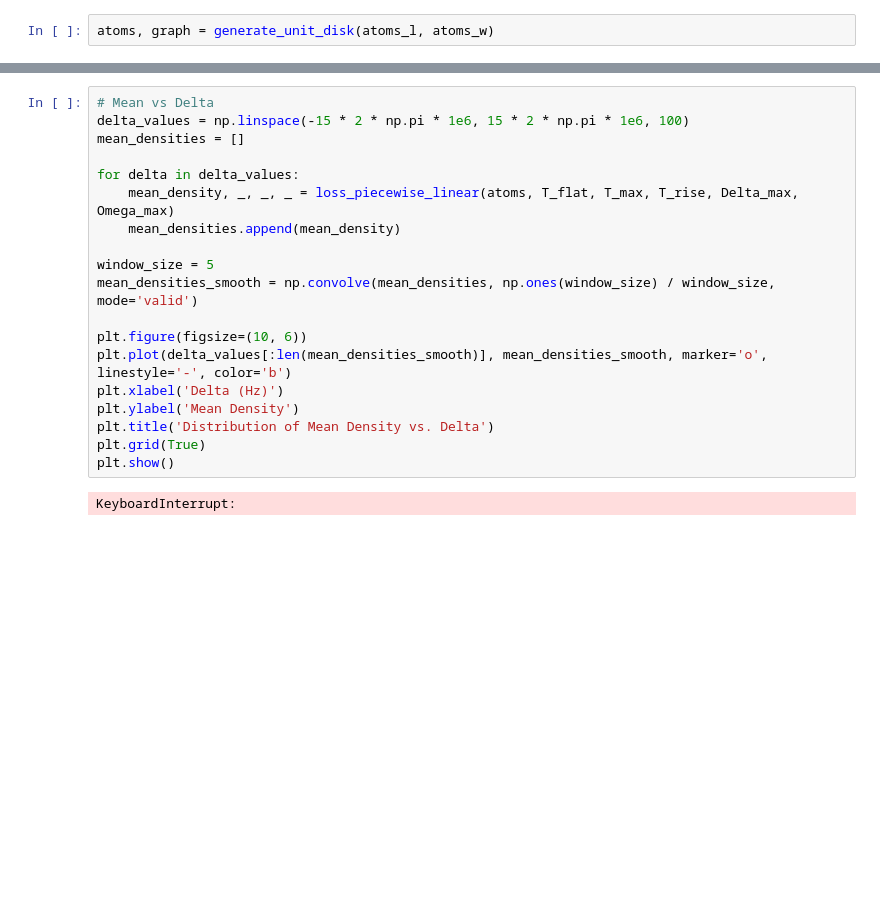
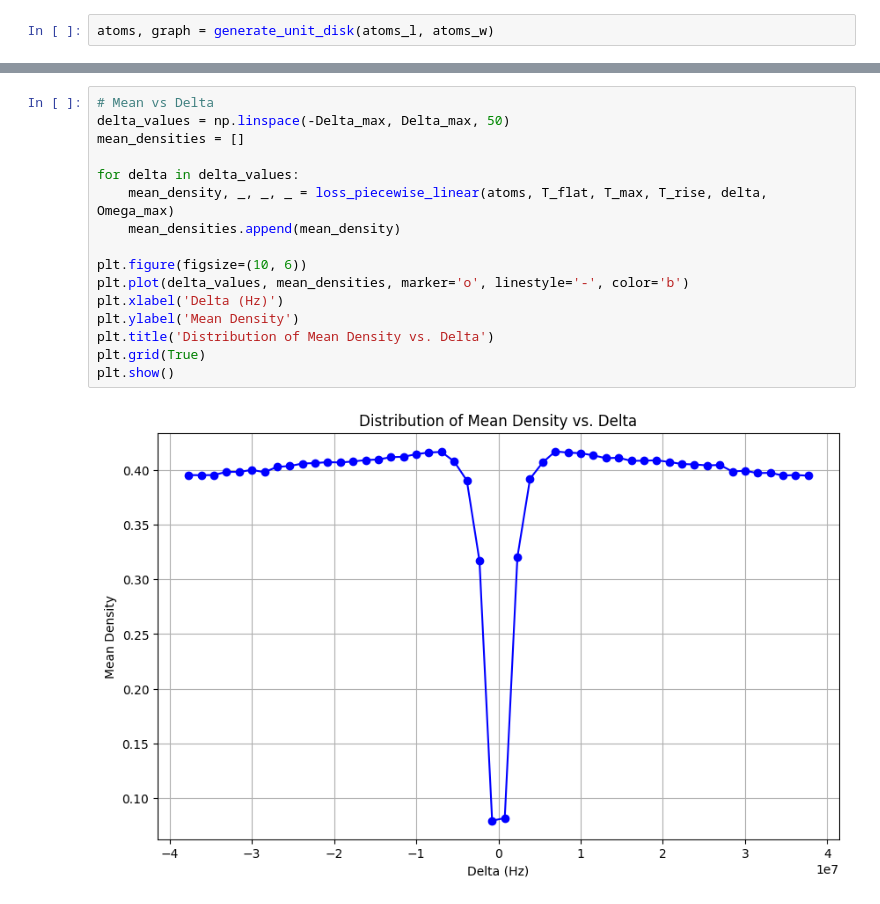
Before and after one commit to porkbellie/quantum-benchmark, a Jupyter notebook: MIS3.ipynb, the cells around one changed output, grey strips where cells are left out. Saved outputs shown, nothing was run; the diff lists cells and outputs as text; blank space fills up the shorter version.

```diff
--- a/MIS3.ipynb
+++ b/MIS3.ipynb
@@ -164,22 +165,19 @@ Independent set of 4-th most likely outcome
 # %%
 # Mean vs Delta
-delta_values = np.linspace(-15 * 2 * np.pi * 1e6, 15 * 2 * np.pi * 1e6, 100)
+delta_values = np.linspace(-Delta_max, Delta_max, 50)
 mean_densities = []
 
 for delta in delta_values:
-    mean_density, _, _, _ = loss_piecewise_linear(atoms, T_flat, T_max, T_rise, Delta_max, Omega_max)
+    mean_density, _, _, _ = loss_piecewise_linear(atoms, T_flat, T_max, T_rise, delta, Omega_max)
     mean_densities.append(mean_density)
 
-window_size = 5
-mean_densities_smooth = np.convolve(mean_densities, np.ones(window_size) / window_size, mode='valid')
-
 plt.figure(figsize=(10, 6))
-plt.plot(delta_values[:len(mean_densities_smooth)], mean_densities_smooth, marker='o', linestyle='-', color='b')
+plt.plot(delta_values, mean_densities, marker='o', linestyle='-', color='b')
 plt.xlabel('Delta (Hz)')
 plt.ylabel('Mean Density')
 plt.title('Distribution of Mean Density vs. Delta')
 plt.grid(True)
 plt.show()
 # %% [output]
-KeyboardInterrupt:
+[figure, added]
 # %%
```
Also changed, not shown: parts of 13 cells of this notebook.
